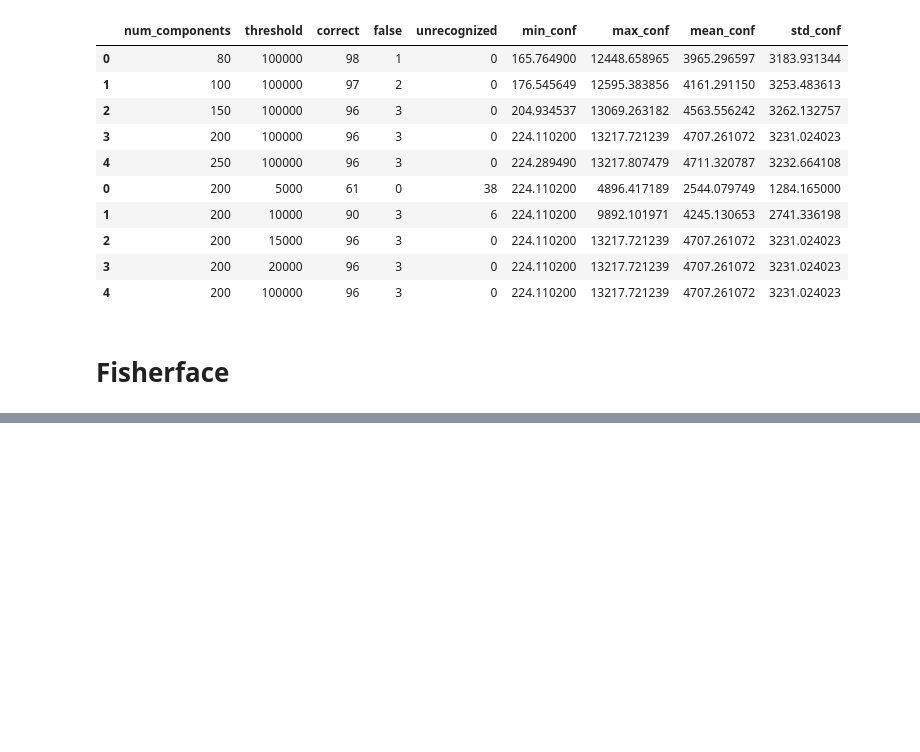
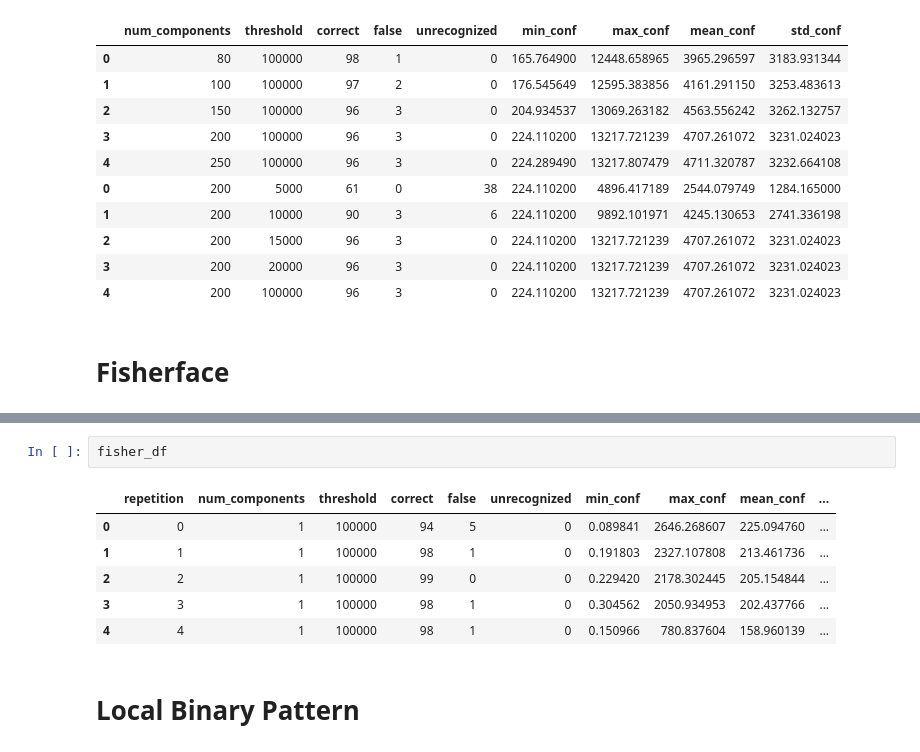
Before and after one commit to WellKnownDedication/video-and-image-proccessing, a Jupyter notebook: src/Complex_classifier/Dataset processing.ipynb, the cells around one changed output, grey strips where cells are left out. Cells and saved outputs as stored; diff of their text form; blank space fills up the shorter version.

```diff
--- a/src/Complex_classifier/Dataset processing.ipynb
+++ b/src/Complex_classifier/Dataset processing.ipynb
@@ -222,0 +248,11 @@ def run_fisherface_experiment(train_imgs, train_labels, test_imgs, test_labels,
+# %%
+fisher_df
+# %% [output]
+|  | repetition | num_components | threshold | correct | false | unrecognized | min_conf | max_conf | mean_conf | ... |
+| 0 | 0 | 1 | 100000 | 94 | 5 | 0 | 0.089841 | 2646.268607 | 225.094760 | ... |
+| 1 | 1 | 1 | 100000 | 98 | 1 | 0 | 0.191803 | 2327.107808 | 213.461736 | ... |
+| 2 | 2 | 1 | 100000 | 99 | 0 | 0 | 0.229420 | 2178.302445 | 205.154844 | ... |
+| 3 | 3 | 1 | 100000 | 98 | 1 | 0 | 0.304562 | 2050.934953 | 202.437766 | ... |
+| 4 | 4 | 1 | 100000 | 98 | 1 | 0 | 0.150966 | 780.837604 | 158.960139 | ... |
+# %% [markdown]
+# Local Binary Pattern
```
Also changed, not shown: parts of 13 cells of this notebook, 1 other file.
